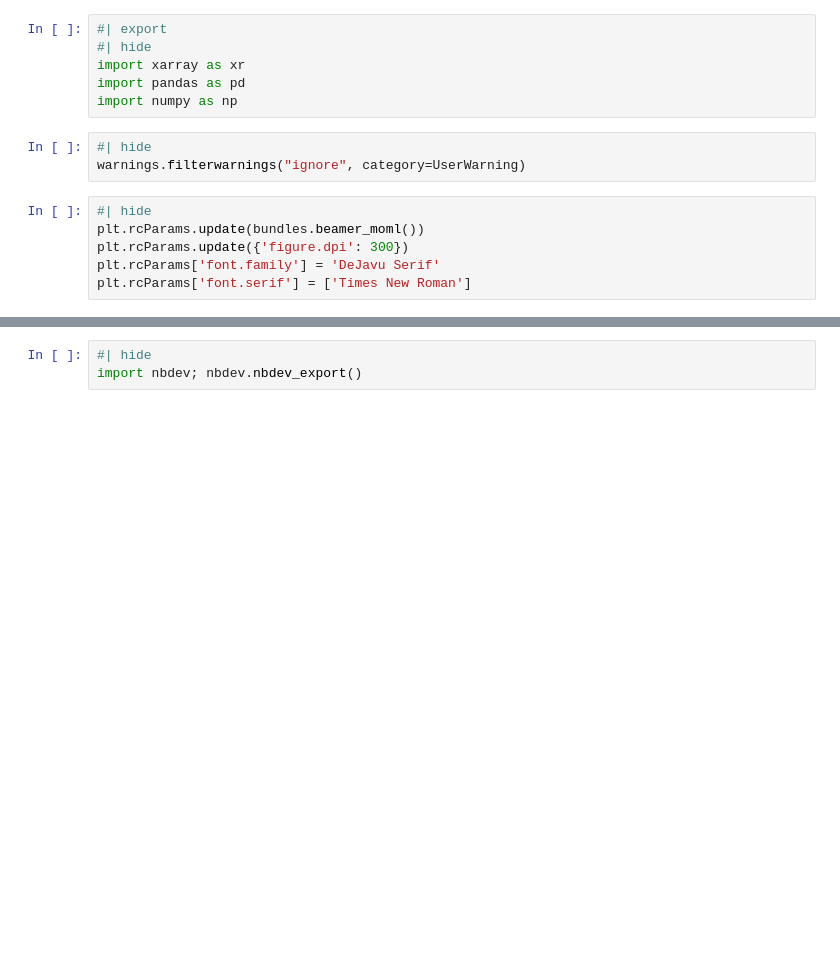
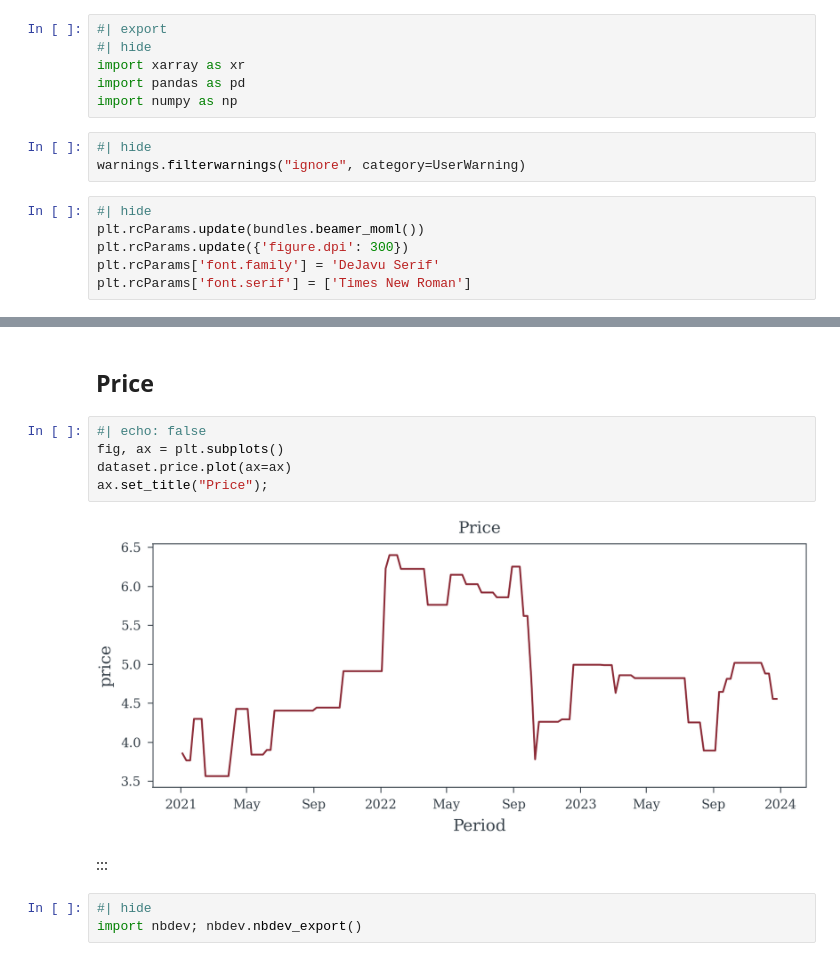
Before and after one commit to redam94/common_regression_issues, a Jupyter notebook: nbs/01_multicollinearity.ipynb, the cells around one changed output, grey strips where cells are left out. Saved outputs shown, nothing was run; the diff lists cells and outputs as text; blank space fills up the shorter version.

```diff
--- a/nbs/01_multicollinearity.ipynb
+++ b/nbs/01_multicollinearity.ipynb
@@ -173,3 +457,14 @@ sample_random_data(156, random_seed=42).plot()
+# %% [markdown]
+## Price
+# %%
+#| echo: false
+fig, ax = plt.subplots()
+dataset.price.plot(ax=ax)
+ax.set_title("Price");
+# %% [output]
+[figure, added]
+# %% [markdown]
+:::
 # %%
 #| hide
 import nbdev; nbdev.nbdev_export()
```
Also changed, not shown: parts of 30 cells of this notebook, 1 other file.
